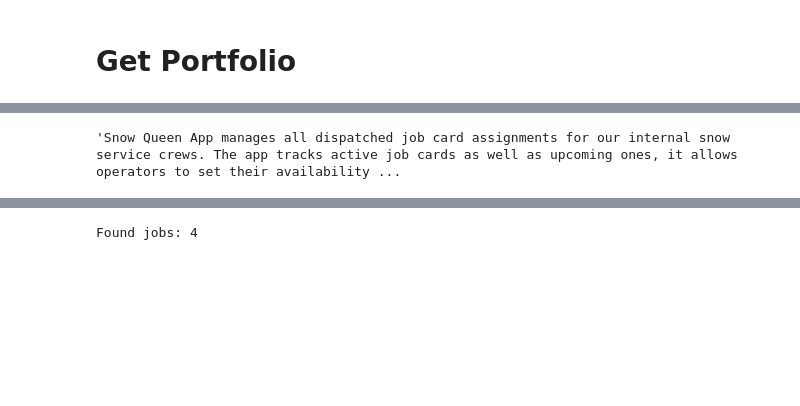
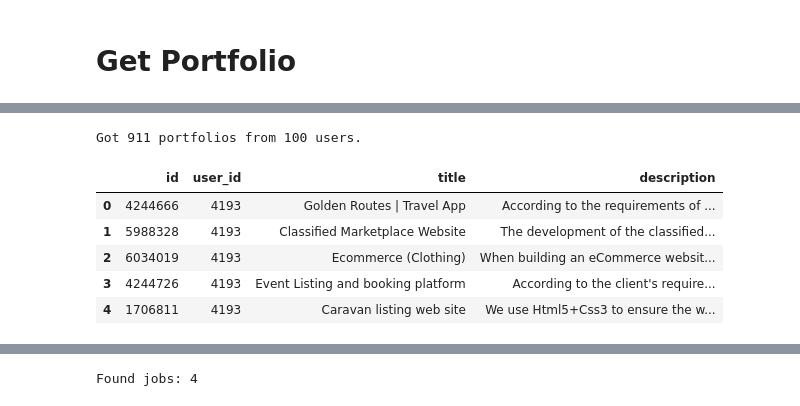
Before and after one commit to BOUSAROUT/freeprise-matchmaker, a Jupyter notebook: api_text.ipynb, the cells around one changed output, grey strips where cells are left out. Saved outputs shown, nothing was run; the diff lists cells and outputs as text; code cells hidden in the pictures; blank space fills up the shorter version.

Commit message:
Added portfolio api

```diff
--- a/api_text.ipynb
+++ b/api_text.ipynb
@@ -126,4 +175,5 @@ df.to_string(max_colwidth=None)
 # %% [output]
 '         id          username  closed                                                                                                                                                                   ...
 # %%
-user_ids = final_user_df['id'].tolist()
+user_ids = final_user_df['id'].unique().tolist()
+len(user_ids)
@@ -132,7 +184,6 @@ user_ids = final_user_df['id'].tolist()
 # %%
 def sample_get_portfolios(session, user_ids):
     user_ids = user_ids
-    # 3112780
     try:
         portfolios = get_portfolios(session, user_ids=user_ids)
     except PortfoliosNotFoundException as e:
@@ -142,12 +193,4 @@ def sample_get_portfolios(session, user_ids):
     else:
         return portfolios
 
-result = sample_get_portfolios(user_ids)
-
-if result:
-    portfolios = []
-    users = result['users'].keys()
-    for k in users:
-        portfolios+=(result['portfolios'][k])
-    print('Got {} portfolios from {} users.'.format(len(portfolios), len(users)))
-    print('Portfolios:\n {}'.format(portfolios))
+result = sample_get_portfolios(session, user_ids)
@@ -199,5 +197,36 @@ df3[['id', 'user_id', 'title', 'description', 'jobs']]
-# %%
-df3['description'][0]
-# %% [output]
-'Snow Queen App manages all dispatched job card assignments for our internal snow service crews. The app tracks active job cards as well as upcoming ones, it allows operators to set their availability ...
+# %%
+exclude_portfolio_cols = [
+    'content_type',
+    'featured',
+    'files',
+    'articles',
+    'jobs',
+    'categories',
+    'last_modify_date',
+    'position'
+]
+
+# Transform the data such that it can be converted into a data
+def create_portfolio_df(result, exclude_cols):
+    # Rearrange the api results dict such that each row is a portfolio id with user id as a foreign key
+    if result:
+        portfolios = []
+        users = result['users'].keys()
+        for k in users:
+            portfolios+=(result['portfolios'][k])
+    print('Got {} portfolios from {} users.'.format(len(portfolios), len(users)))
+
+    df = pd.DataFrame.from_records(portfolios)
+    return df.drop(exclude_portfolio_cols, axis=1)
+# %%
+portfolio_df = create_portfolio_df(result, exclude_portfolio_cols)
+portfolio_df.head()
+# %% [output]
+Got 911 portfolios from 100 users.
+|  | id | user_id | title | description |
+| 0 | 4244666 | 4193 | Golden Routes | Travel App | According to the requirements of ... |
+| 1 | 5988328 | 4193 | Classified Marketplace Website | The development of the classified... |
+| 2 | 6034019 | 4193 | Ecommerce (Clothing) | When building an eCommerce websit... |
+| 3 | 4244726 | 4193 | Event Listing and booking platform | According to the client's require... |
+| 4 | 1706811 | 4193 | Caravan listing web site | We use Html5+Css3 to ensure the w... |
 # %%
```
Also changed, not shown: parts of 13 cells of this notebook, 2 other files.
